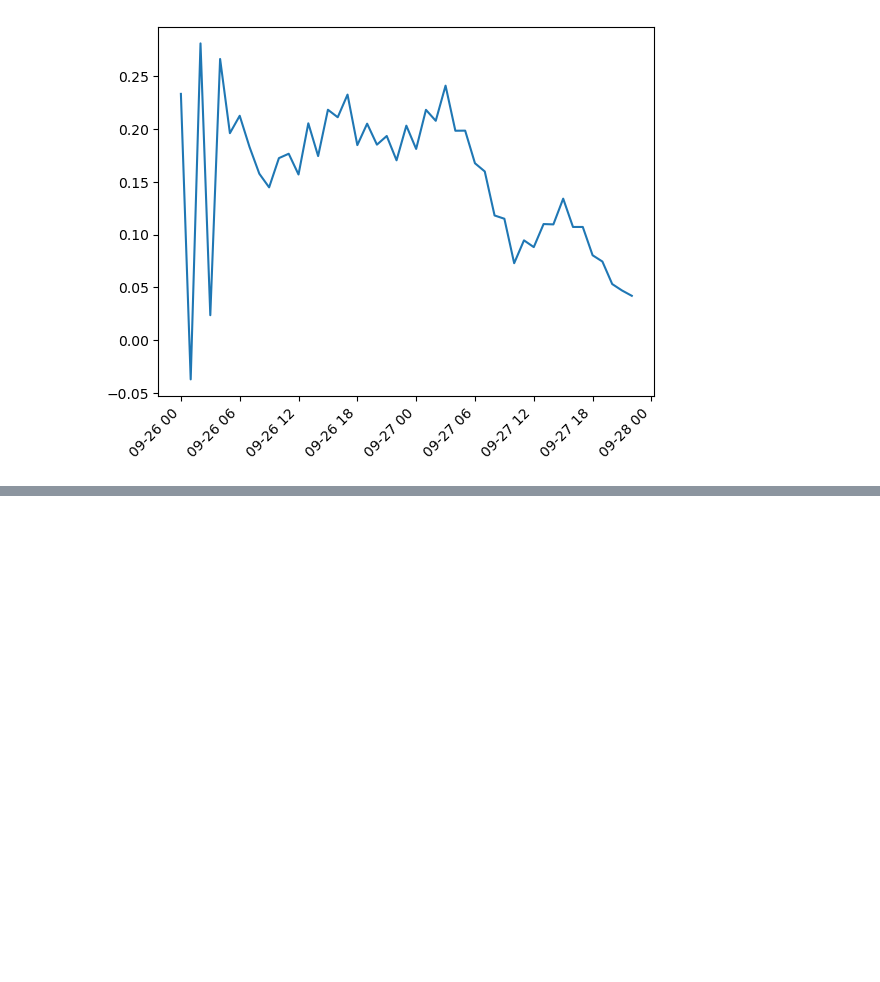
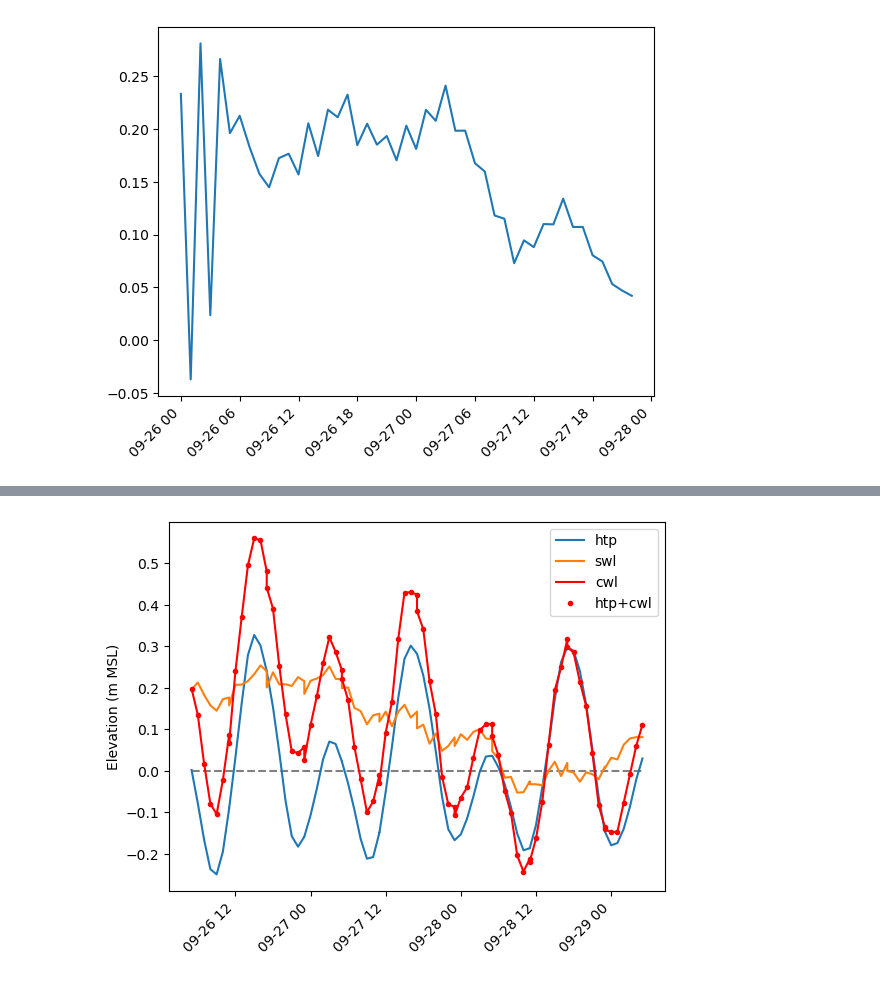
Before and after one commit to csherwood-usgs/runup_calcs, a Jupyter notebook: estofs_nowcast.ipynb, the cells around one changed output, grey strips where cells are left out. Drawn from its saved outputs; the diff is of its cells as text; code cells hidden in the pictures; blank space fills up the shorter version.

```diff
--- a/estofs_nowcast.ipynb
+++ b/estofs_nowcast.ipynb
@@ -133,0 +158,12 @@ AttributeError: 'NoneType' object has no attribute 'append'
+# %%
+plt.plot(tlong, np.zeros_like(htp), '--', c='gray')
+plt.plot(tlong, htp, label='htp')
+plt.plot(tlong, swl, label='swl')
+plt.plot(tlong, cwl, '-r', label='cwl' )
+plt.plot(tlong, htp+swl, '.r',label='htp+cwl' )
+plt.legend()
+plt.xticks(rotation=45, ha='right')
+plt.ylabel('Elevation (m MSL)')
+plt.savefig(dir_name+'/ESTOF_tide+surge.png', bbox_inches='tight', dpi=200)
+# %% [output]
+[figure, added]
```
Also changed, not shown: parts of 7 cells of this notebook.
